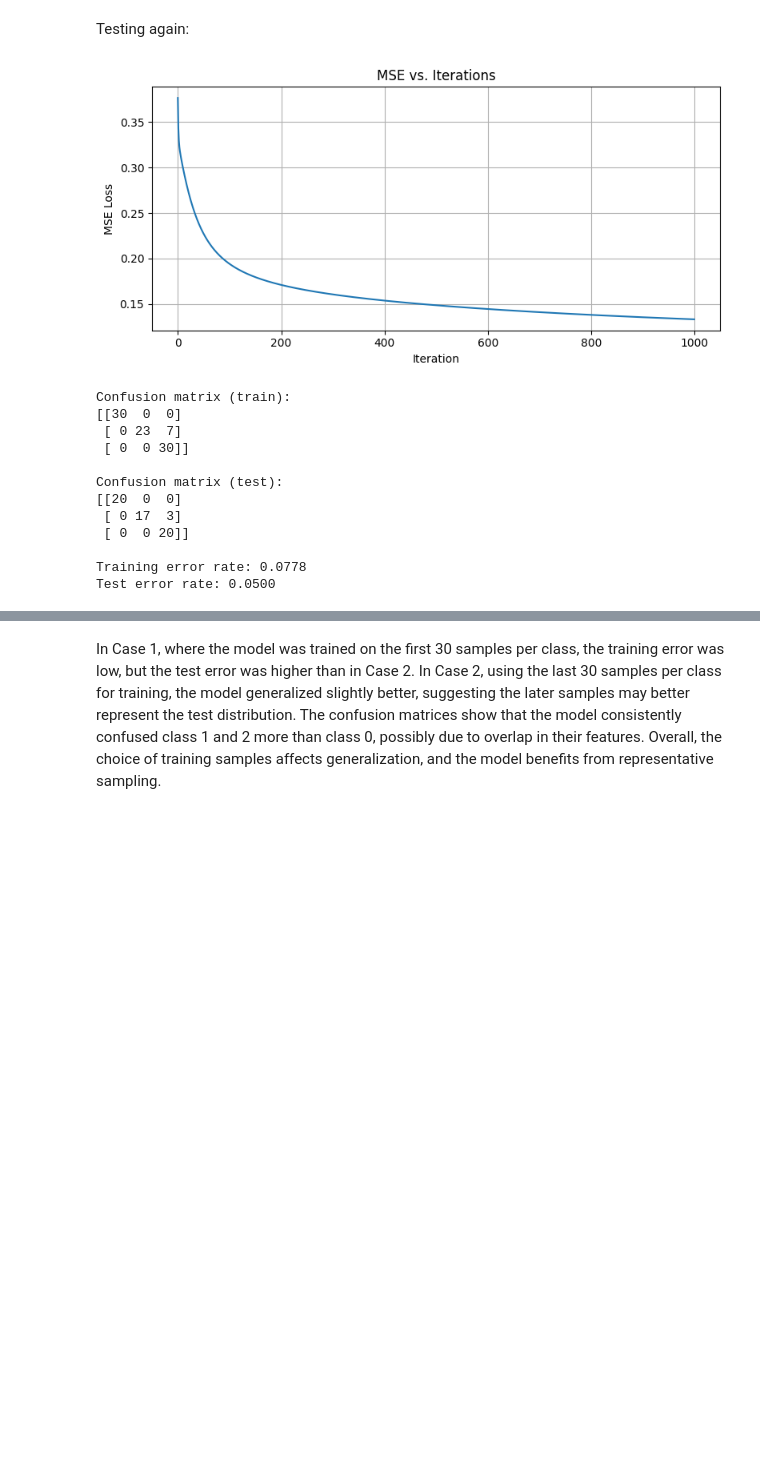
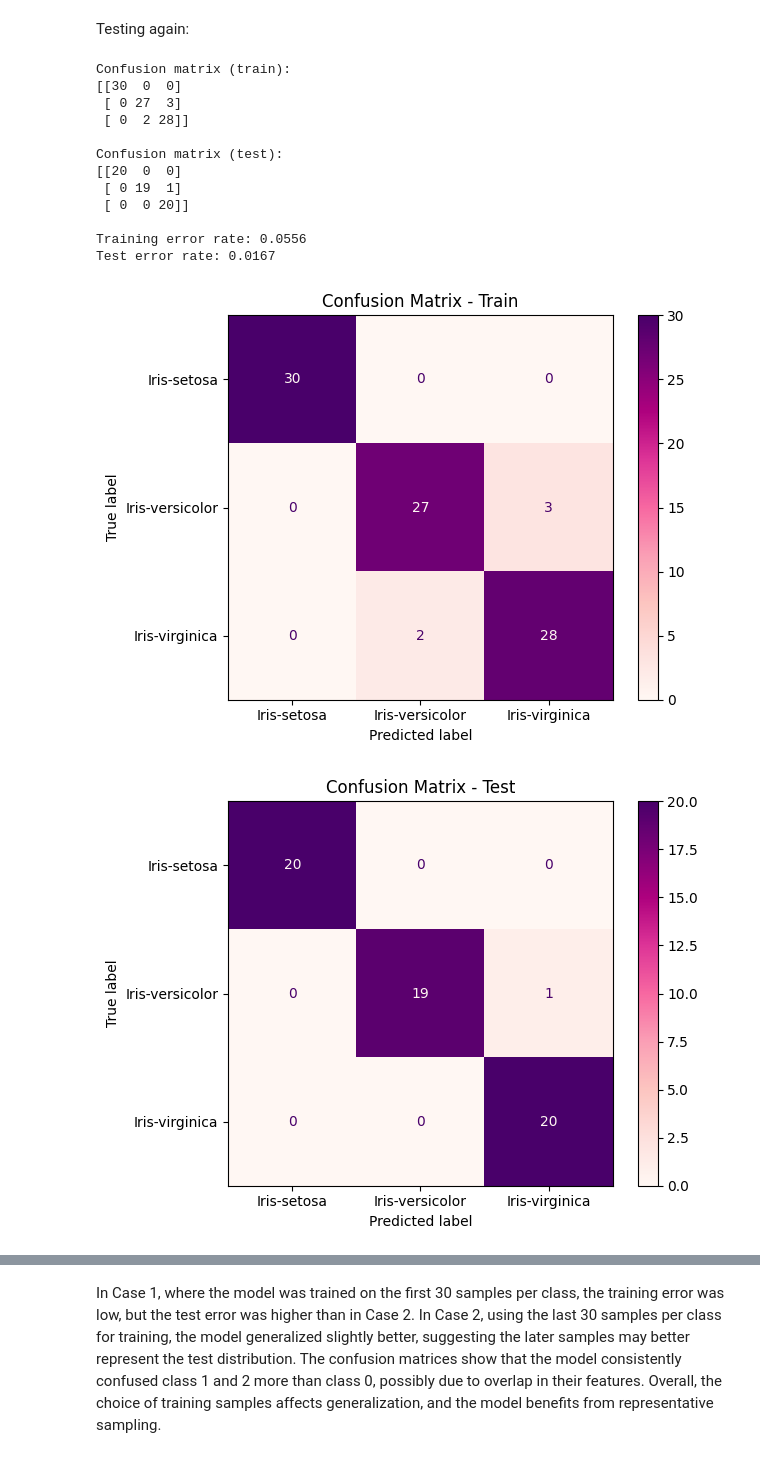
Before and after one commit to Artaosmani/TTT4275-classification-project, a Jupyter notebook: Iris.ipynb, the cells around one changed output, grey strips where cells are left out. Drawn from its saved outputs; the diff is of its cells as text; code cells hidden in the pictures; blank space fills up the shorter version.

```diff
--- a/Iris.ipynb
+++ b/Iris.ipynb
@@ -217,39 +266,53 @@ X_train: (90, 4) | Eksempel: [5.4 3.4 1.7 0.2]
 # %% [markdown]
 Testing again:
 # %%
-W_2 = train_linear_classifier(X2_train, y2_train, alpha=0.1, iterations=1000)
+W_2,_= train_linear_classifier(X2_train, y2_train, alpha=0.5, iterations=2000)
 
 y2_pred_train = predict(X2_train, W_2)
 y2_pred_test = predict(X2_test, W_2)
 
-cm_train_2 =confusion_matrix(y_true = y2_train, y_pred = y2_pred_train)
-cm_test_2 = confusion_matrix(y_true = y2_test, y_pred = y2_pred_test)
+cm2_train =confusion_matrix(y_true = y2_train, y_pred = y2_pred_train)
+cm2_test = confusion_matrix(y_true = y2_test, y_pred = y2_pred_test)
 
 print("Confusion matrix (train):")
-print(cm_train_2)
+print(cm2_train)
 
 print("\nConfusion matrix (test):")
-print(cm_test_2)
+print(cm2_test)
 
 train_error_2 = 1 - accuracy_score(y2_train, y2_pred_train)
 test_error_2 = 1 - accuracy_score(y2_test, y2_pred_test)
 
 print(f"\nTraining error rate: {train_error_2:.4f}")
 print(f"Test error rate: {test_error_2:.4f}")
+
+
+disp_test = ConfusionMatrixDisplay(confusion_matrix=cm2_train, display_labels=label_map.keys())
+disp_test.plot(cmap="RdPu")
+plt.title("Confusion Matrix - Train")
+plt.tight_layout()
+plt.show()
+
+disp_test = ConfusionMatrixDisplay(confusion_matrix=cm2_test, display_labels=label_map.keys())
+disp_test.plot(cmap="RdPu")
+plt.title("Confusion Matrix - Test")
+plt.tight_layout()
+plt.show()
 # %% [output]
+Confusion matrix (train):
+[[30  0  0]
+ [ 0 27  3]
+ [ 0  2 28]]
+
+Confusion matrix (test):
+[[20  0  0]
+ [ 0 19  1]
+ [ 0  0 20]]
+
+Training error rate: 0.0556
+Test error rate: 0.0167
-[figure, old version]
+[figure, new version]
-Confusion matrix (train):
-[[30  0  0]
- [ 0 23  7]
- [ 0  0 30]]
-
-Confusion matrix (test):
-[[20  0  0]
- [ 0 17  3]
- [ 0  0 20]]
-
-Training error rate: 0.0778
-Test error rate: 0.0500
+[figure, added]
 # %%
 diff_train = train_error - train_error_2
 diff_test = test_error - test_error_2
```
Also changed, not shown: parts of 14 cells of this notebook, 1 other file.
